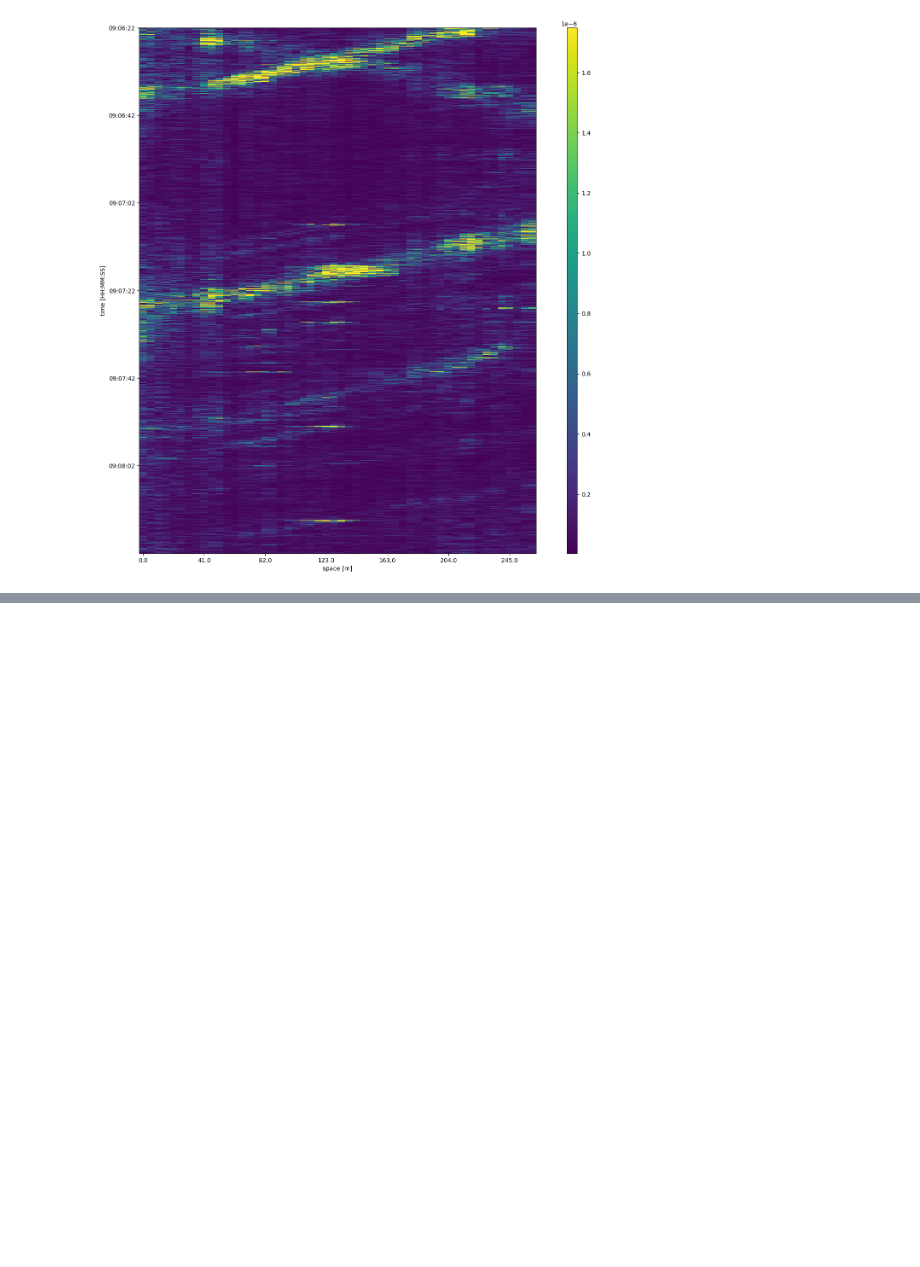
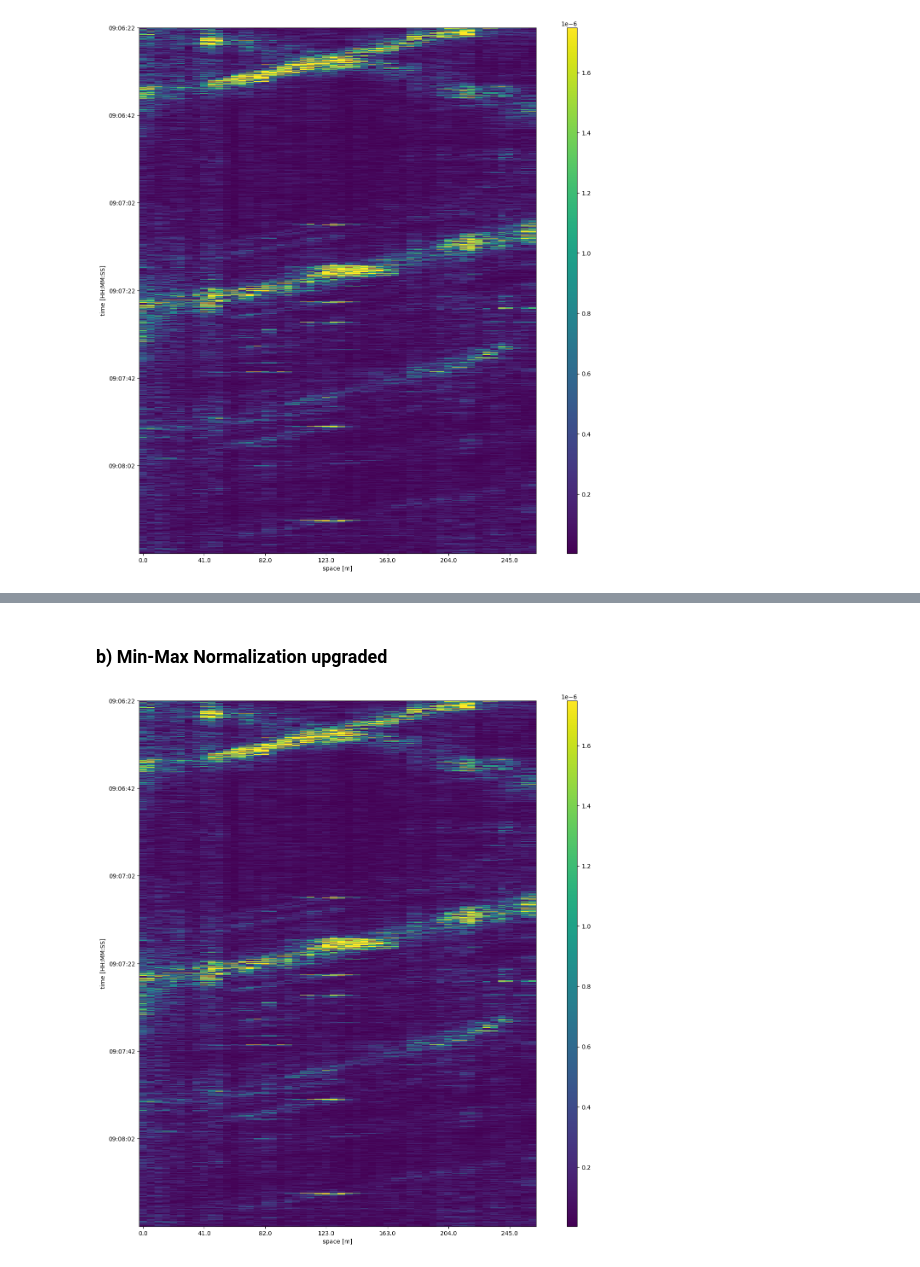
Before and after one commit to PBalewski/Movement-detection-in-DAS-recordings, a Jupyter notebook: DAS_file_overview.ipynb, the cells around one changed output, grey strips where cells are left out. Saved outputs shown, nothing was run; the diff lists cells and outputs as text; code cells hidden in the pictures; blank space fills up the shorter version.

```diff
--- a/DAS_file_overview.ipynb
+++ b/DAS_file_overview.ipynb
@@ -80,0 +182,9 @@ Let's work together
+# %% [markdown]
+### **b) Min-Max Normalization upgraded** ###
+# %%
+low, high = np.percentile(df, [3, 99])
+norm_mm = Normalize(vmin=low, vmax=high, clip=True)
+
+plotting_function(abs(data), index, columns, norm_mm)
+# %% [output]
+[figure, added]
```
Also changed, not shown: parts of 36 cells of this notebook.
